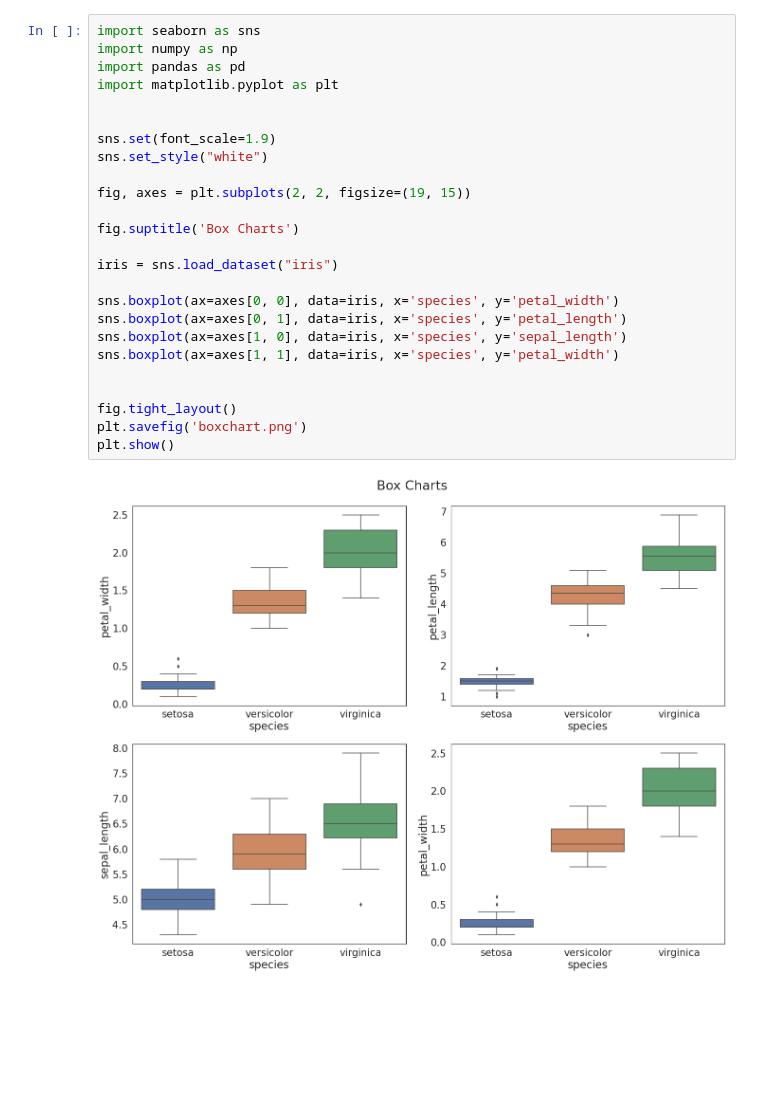
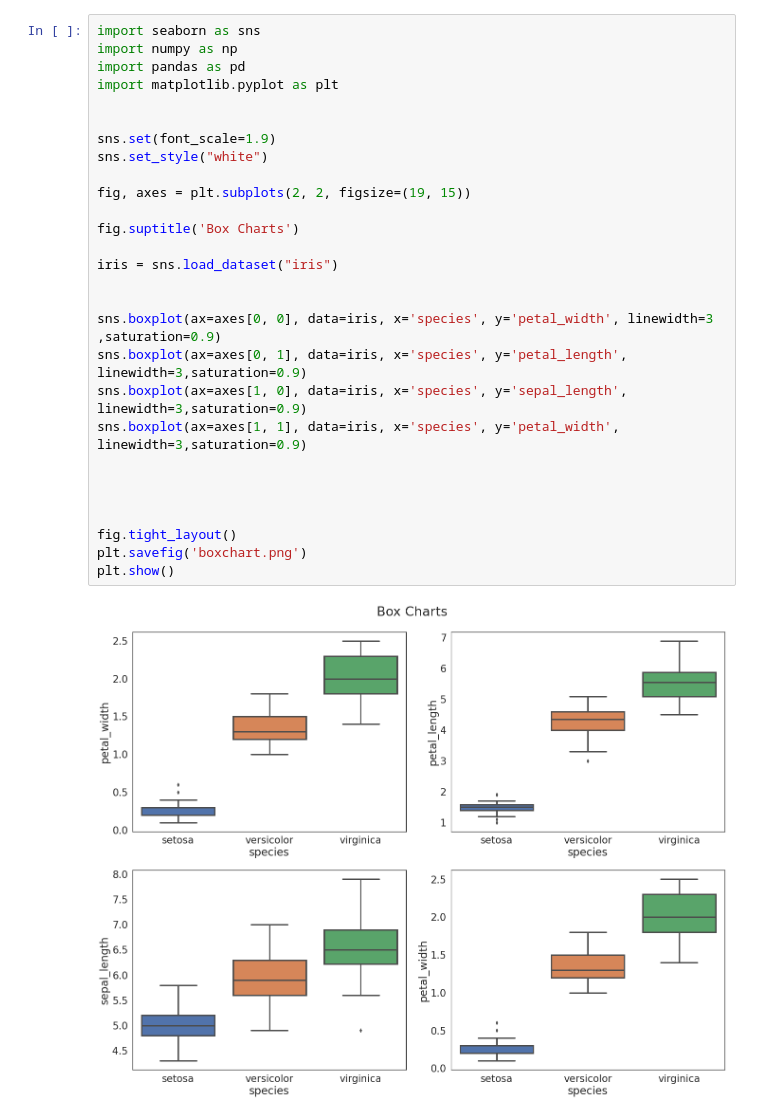
Before and after one commit to fatemehsrz/ToolKit_for_DataScience, a Jupyter notebook: multiple_box_charts.ipynb, the cells around one changed output. Drawn from its saved outputs; the diff is of its cells as text; blank space fills up the shorter version.

```diff
--- a/multiple_box_charts.ipynb
+++ b/multiple_box_charts.ipynb
@@ -1,27 +1,30 @@
 # %%
 import seaborn as sns
 import numpy as np
 import pandas as pd
 import matplotlib.pyplot as plt
 
 
 sns.set(font_scale=1.9)
 sns.set_style("white")
 
 fig, axes = plt.subplots(2, 2, figsize=(19, 15))
 
 fig.suptitle('Box Charts')
 
 iris = sns.load_dataset("iris")
 
-sns.boxplot(ax=axes[0, 0], data=iris, x='species', y='petal_width')
-sns.boxplot(ax=axes[0, 1], data=iris, x='species', y='petal_length')
-sns.boxplot(ax=axes[1, 0], data=iris, x='species', y='sepal_length')
-sns.boxplot(ax=axes[1, 1], data=iris, x='species', y='petal_width')
+
+sns.boxplot(ax=axes[0, 0], data=iris, x='species', y='petal_width', linewidth=3 ,saturation=0.9)
+sns.boxplot(ax=axes[0, 1], data=iris, x='species', y='petal_length', linewidth=3,saturation=0.9)
+sns.boxplot(ax=axes[1, 0], data=iris, x='species', y='sepal_length', linewidth=3,saturation=0.9)
+sns.boxplot(ax=axes[1, 1], data=iris, x='species', y='petal_width', linewidth=3,saturation=0.9)
+
+
 
 
 fig.tight_layout()
 plt.savefig('boxchart.png')
 plt.show()
 # %% [output]
-[figure, old version]
+[figure, new version]
```
Also changed, not shown: 3 other files.
